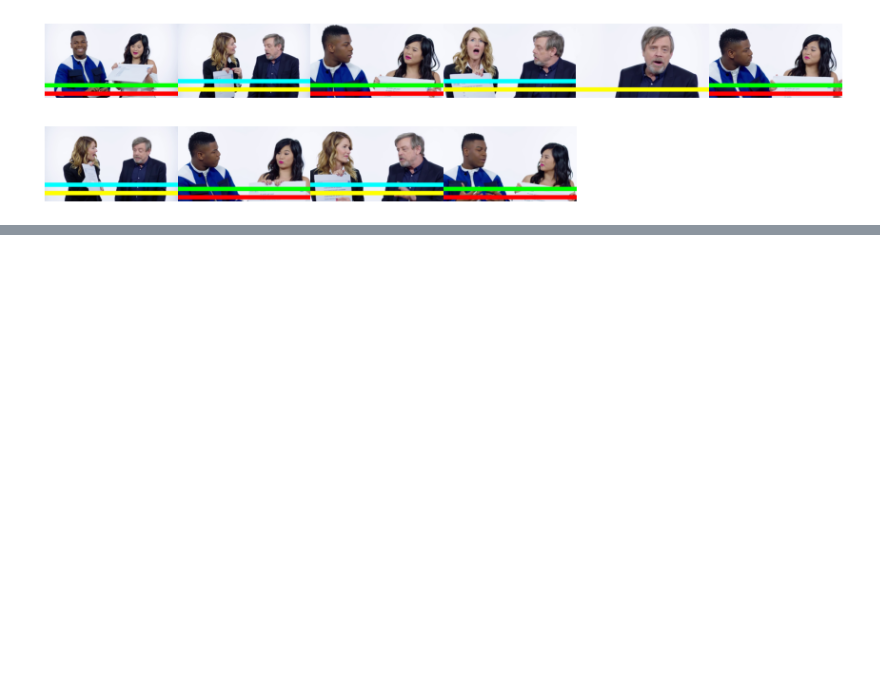
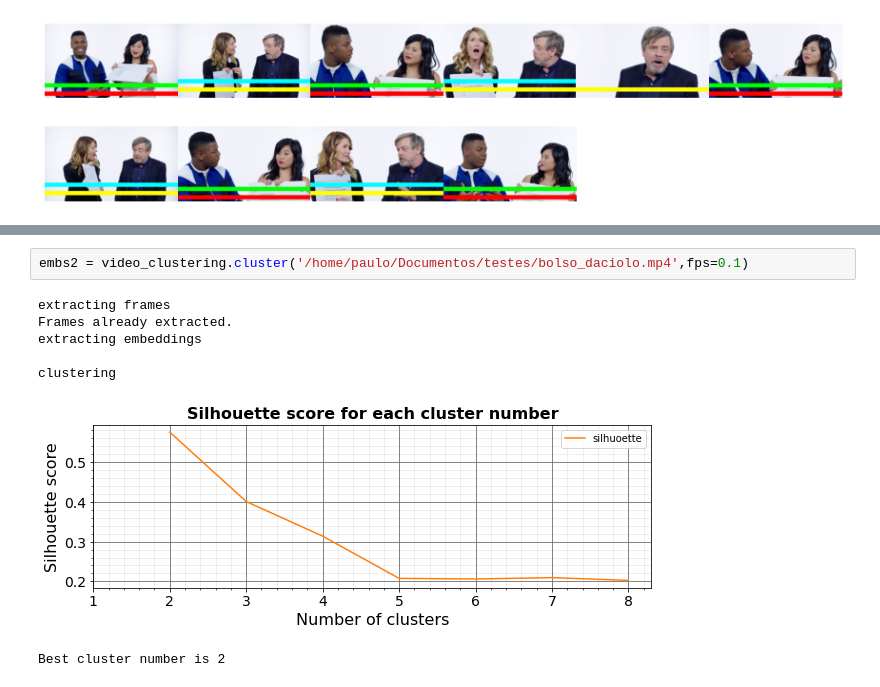
Before and after one commit to TeleMidia/face_clustering, a Jupyter notebook: ipynb/video/Video_clustering_modularized.ipynb, the cells around one changed output, grey strips where cells are left out. Cells and saved outputs as stored; diff of their text form; blank space fills up the shorter version.

```diff
--- a/ipynb/video/Video_clustering_modularized.ipynb
+++ b/ipynb/video/Video_clustering_modularized.ipynb
@@ -50,0 +30,10 @@ for sample in video_clustering.video_metadata.faces_samples:
+# %%
+embs2 = video_clustering.cluster('/home/paulo/Documentos/testes/bolso_daciolo.mp4',fps=0.1)
+# %% [output]
+extracting frames
+Frames already extracted.
+extracting embeddings
+
+clustering
+[figure, added]
+Best cluster number is 2
```
Also changed, not shown: parts of 6 cells of this notebook, 2 other files.
